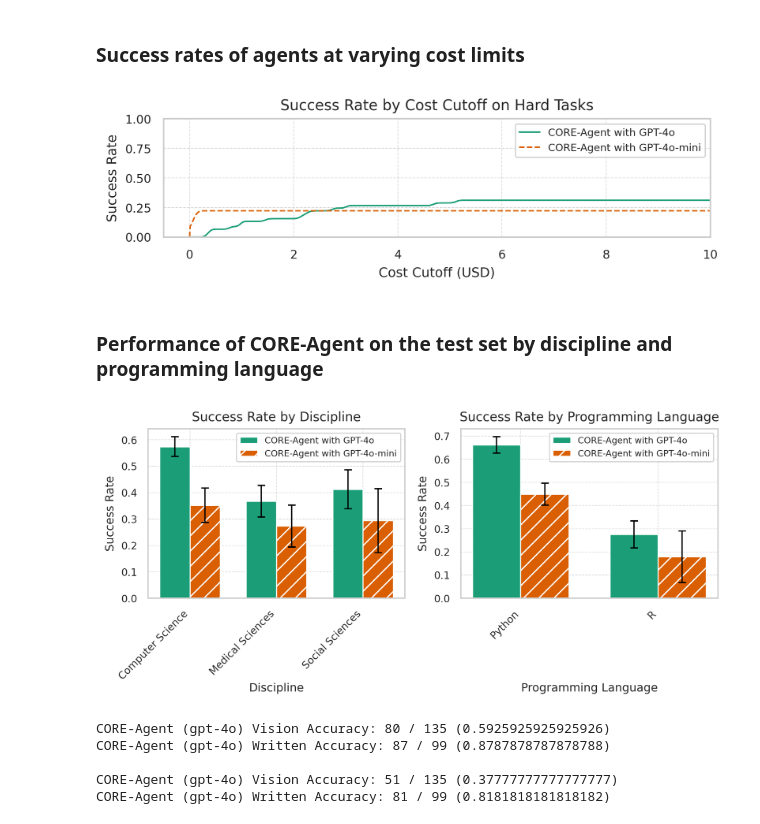
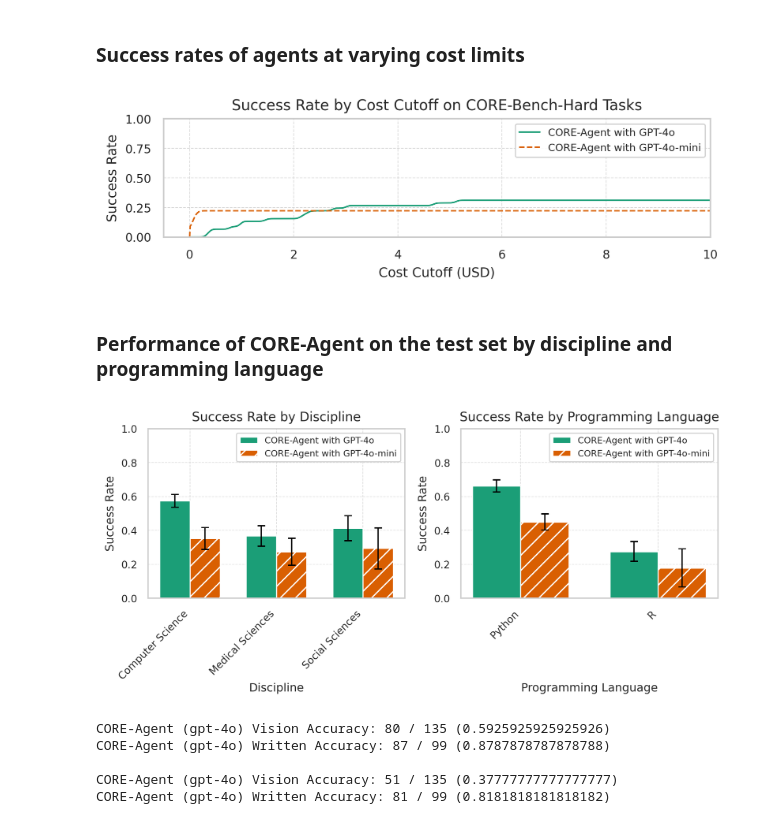
Before and after one commit to siegelz/core-bench, a Jupyter notebook: benchmark/paper_figures.ipynb, the cells around one changed output. Cells and saved outputs as stored; diff of their text form; code cells hidden in the pictures.

```diff
--- a/benchmark/paper_figures.ipynb
+++ b/benchmark/paper_figures.ipynb
@@ -630,7 +625,7 @@ plt.xticks(np.arange(0, 11, 2), fontsize=8)
 
 plt.ylim(0, 1)
 plt.yticks(fontsize=8)
-plt.title('Success Rate by Cost Cutoff on Hard Tasks', fontsize=10)
+plt.title('Success Rate by Cost Cutoff on CORE-Bench-Hard Tasks', fontsize=10)
 
 # Add grid
 plt.grid(True, linestyle='--', linewidth=0.5, alpha=0.7)
@@ -644,7 +639,7 @@ plt.tight_layout()
 # Show the plot
 plt.show()
 # %% [output]
-[figure, old version]
+[figure, new version]
 # %% [markdown]
 ### Performance of CORE-Agent on the test set by discipline and programming language
 # %%
@@ -764,34 +759,35 @@ def create_bar_plot(ax, data, title, x_label):
     ax.set_xticks(index + bar_width / 2)
     ax.set_xticklabels(categories, rotation=45, ha='right', fontsize=8)
     ax.xaxis.set_label_coords(0.5, -0.5)
     ax.tick_params(axis='y', labelsize=8)
+    ax.set_ylim(0, 1)
     ax.legend(fontsize=7, frameon=True, framealpha=0.9)
 
     # Add consistent grid lines (dotted lines)
     ax.grid(True, linestyle='--', linewidth=0.5, alpha=0.7)
 
 # Plot for disciplines
 create_bar_plot(
     axes[0],
     discipline_data,
     'Success Rate by Discipline',
     'Discipline'
 )
 
 # Plot for programming languages
 create_bar_plot(
     axes[1],
     language_data,
     'Success Rate by Programming Language',
     'Programming Language'
 )
 
 # Adjust layout
 plt.tight_layout()
 # plt.subplots_adjust(bottom=0)  # Increase bottom margin to prevent squishing
 plt.show()
 # %% [output]
-[figure, old version]
+[figure, new version]
 # %%
 # CORE-Agent Performance on Vision vs Written Tasks (gpt-4o)
 tasks_flattened = [task[i] for task in test_coreagent_gpt4o_tasks['codeocean_easy'].values() for i in range(len(task))]
```
Also changed, not shown: parts of 9 cells of this notebook.
